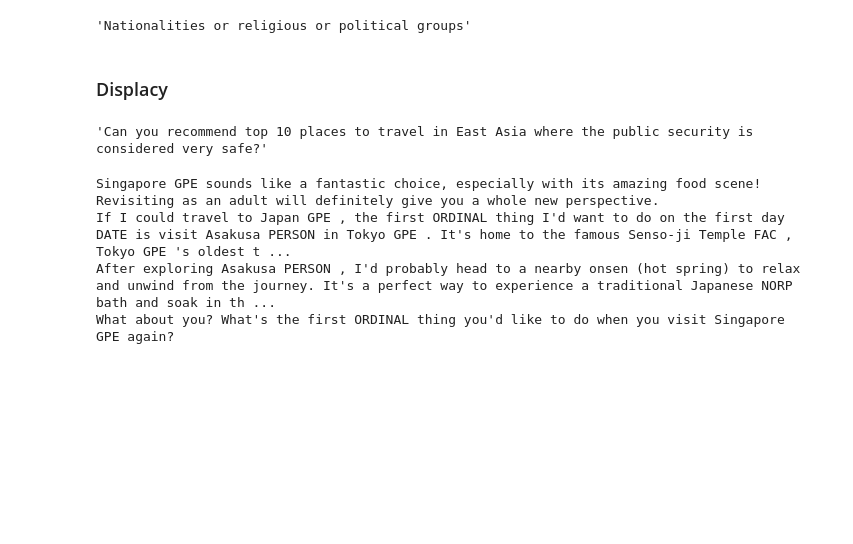
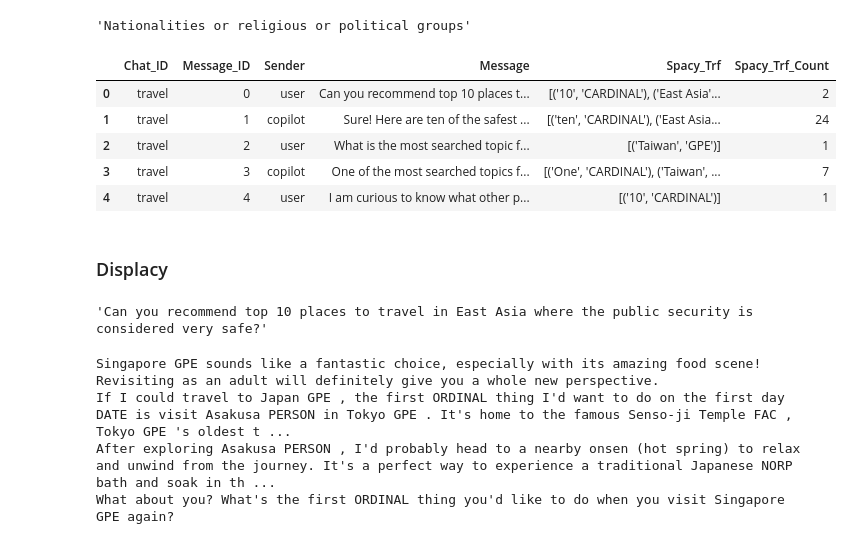
Before and after one commit to jjanekkim/NLP_Research, a Jupyter notebook: NER.ipynb, the cells around one changed output. Saved outputs shown, nothing was run; the diff lists cells and outputs as text; code cells hidden in the pictures; blank space fills up the shorter version.

```diff
--- a/NER.ipynb
+++ b/NER.ipynb
@@ -97,3 +99,12 @@ spacy.explain("NORP") # To find the explanation of the tag.
+# %%
+trf.head()
+# %% [output]
+|  | Chat_ID | Message_ID | Sender | Message | Spacy_Trf | Spacy_Trf_Count |
+| 0 | travel | 0 | user | Can you recommend top 10 places t... | [('10', 'CARDINAL'), ('East Asia'... | 2 |
+| 1 | travel | 1 | copilot | Sure! Here are ten of the safest ... | [('ten', 'CARDINAL'), ('East Asia... | 24 |
+| 2 | travel | 2 | user | What is the most searched topic f... | [('Taiwan', 'GPE')] | 1 |
+| 3 | travel | 3 | copilot | One of the most searched topics f... | [('One', 'CARDINAL'), ('Taiwan', ... | 7 |
+| 4 | travel | 4 | user | I am curious to know what other p... | [('10', 'CARDINAL')] | 1 |
 # %% [markdown]
 ### Displacy
 # %%
```
Also changed, not shown: parts of 8 cells of this notebook, 2 other files.
